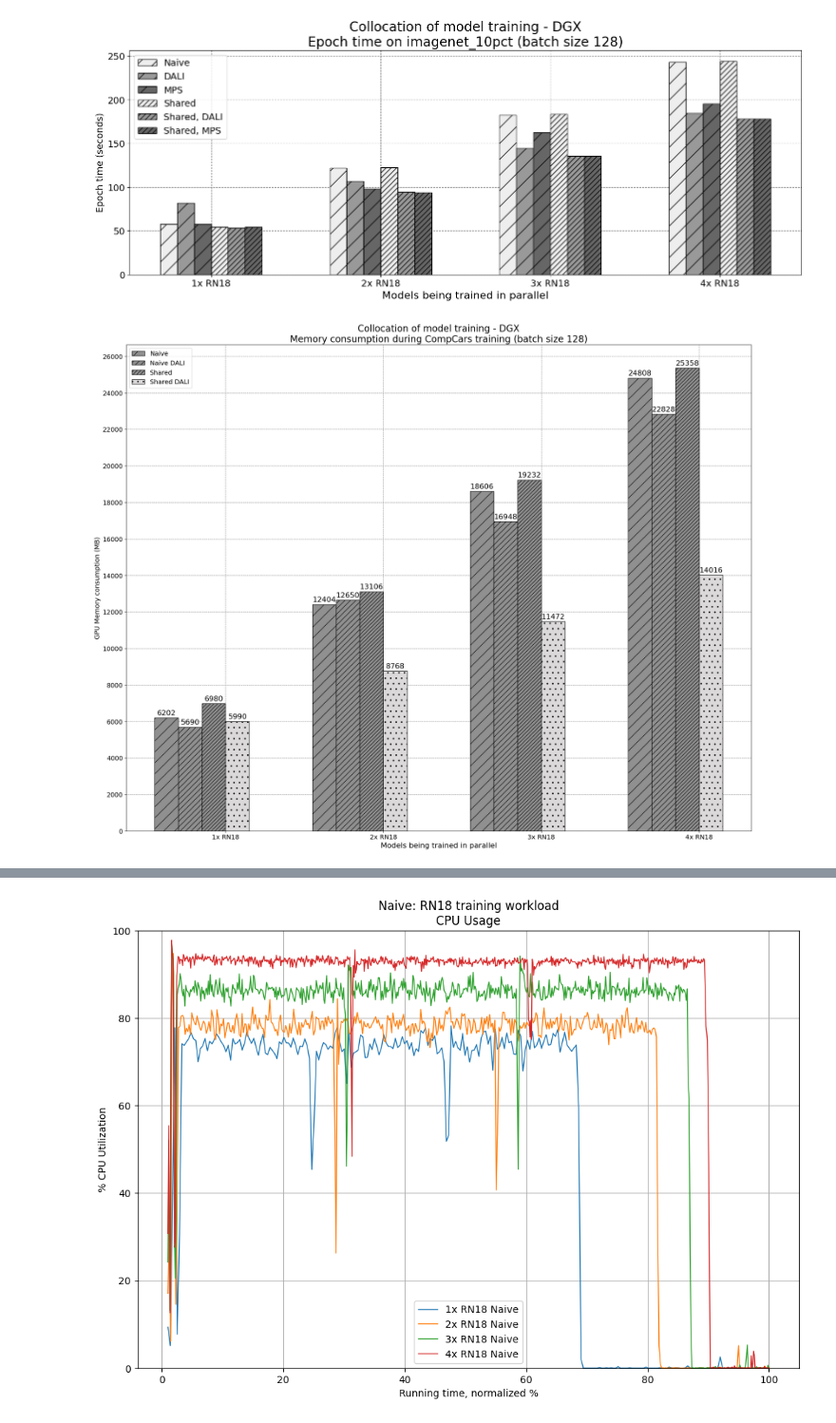
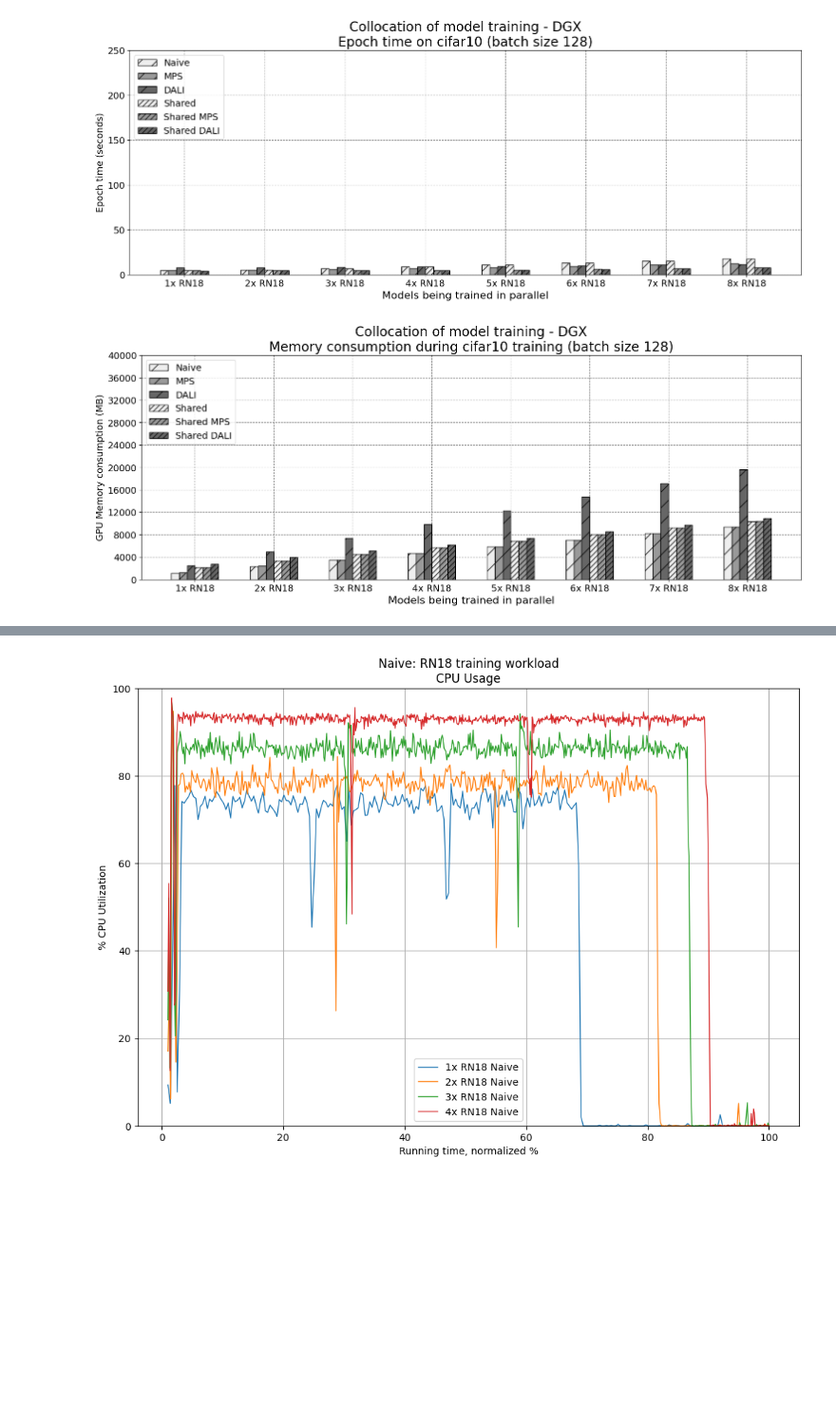
Before and after one commit to neilkimn/thesis, a Jupyter notebook: notebooks/dgx_training_comparisons_same_models.ipynb, the cells around one changed output, grey strips where cells are left out. Shown: that part at 95% size. Drawn from its saved outputs; the diff is of its cells as text; code cells hidden in the pictures; blank space fills up the shorter version.

```diff
--- a/notebooks/dgx_training_comparisons_same_models.ipynb
+++ b/notebooks/dgx_training_comparisons_same_models.ipynb
@@ -5,10 +5,10 @@ import pandas as pd
 import seaborn as sns
 import os
 # %%
-log_path = Path("/home/neni/repos/thesis/logs_all")
+log_path = Path("/home/kafka/repos/thesis/logs_dgx")
 
 BATCH_SIZE = 128
-DATASET = "imagenet_10pct"
+DATASET = "cifar10"
 MACHINE="DGX"
 
 model_name = f"resnet18_bs_{BATCH_SIZE}"
@@ -49,7 +49,7 @@ if DATASET == "imagenet_10pct":
             3686718, 3690486, 3696350, 3705174, # MPS
             1002965, 1006259, 1011751, 1019405, # Shared
             3716109, 3719552, 3724278, 3730341, # Shared + MPS
-            3644883, 3648356, 3652454, 3657993, # Naive DALI
+            3644883, 3648356, 3652456, 3657996, # Naive DALI
             3666264, 3668423, 3672242, 3677330, # Shared DALI
       ]
 
@@ -58,7 +58,7 @@ if DATASET == "imagenet_10pct":
             3686718, 3690486, 3696350, 3705174, # MPS
             1002900, 1006194, 1011675, 1019251, # Shared
             3715967, 3719418, 3724145, 3730224, # Shared + MPS
-            3644883, 3648356, 3652454, 3657993, # Naive DALI
+            3644883, 3648356, 3652456, 3657996, # Naive DALI
             3666214, 3666214, 3668367, 3672188, # Shared DALI
       ]
 if DATASET == "cifar10" and BATCH_SIZE == 128:
@@ -145,11 +145,11 @@ import numpy as np
 
 measurements ={
     "Naive": naive,
+    "MPS": mps,
     "DALI": naive_dali,
-    "MPS": mps,
     "Shared": shared,
-    "Shared, DALI": shared_dali,
-    "Shared, MPS": shared_mps,
+    "Shared MPS": shared_mps,
+    "Shared DALI": shared_dali,
 }
 
 x = np.arange(len(workloads))  # the label locations
@@ -181,5 +181,5 @@ plt.yticks([i for i in range(0, 251, 50)], fontsize=14)
 plt.xlabel("Models being trained in parallel", fontsize=16)
 plt.show()
 # %% [output]
-[figure, old version]
+[figure, new version]
 # %%
@@ -219,53 +230,41 @@ for idx, df in enumerate(dfs_shared):
 # %%
 import matplotlib.pyplot as plt
 import numpy as np
 
-workloads = ("1x RN18", "2x RN18", "3x RN18", "4x RN18")
-
-naive = lists_single[0:4]
-
-naive_dali = lists_single[4:8]
-
-shared = lists_shared[0:4]
-
-shared_dali = lists_shared[4:8]
-
 measurements ={
-    "Naive": naive,
-    "Naive DALI": naive_dali,
-    #"MPS": mps,
-    "Shared": shared,
-    #"Shared MPS": shared_mps,
-    "Shared DALI": shared_dali,
+    "Naive": naive_mem,
+    "MPS": mps_mem,
+    "DALI": naive_dali_mem,
+    "Shared": shared_mem,
+    "Shared MPS": shared_mps_mem,
+    "Shared DALI": shared_dali_mem,
 }
 
 x = np.arange(len(workloads))  # the label locations
-width = 0.15  # the width of the bars
+width = 0.1  # the width of the bars
 multiplier = -1.5
 
-fig, ax = plt.subplots(layout='constrained', figsize=(20,16))
-hatches = ["/", "//", "///", ".", "..", "..."]
-hatch_cols = ["#919090", "#919090", "#919090",
-              "#dbd9d9", "#dbd9d9", "#dbd9d9"]
+fig, ax = plt.subplots(layout='constrained', figsize=(15,6))
+hatches = ["/", "/", "/", "///", "///", "///"]
+hatch_cols = ["#eeeeee", "#999999", "#666666",
+              "#eeeeee", "#999999", "#666666"]
 
 for idx, (attribute, measurement) in enumerate(measurements.items()):
     offset = width * multiplier
-    #rects = ax.bar(x + offset, measurement, width, label=attribute, color=shades[idx], edgecolor="black", yerr=measurements_err[attribute][idx], ecolor="red", capsize=5)
-    #rects = ax.bar(x + offset, measurement, width, label=attribute, color=shades[idx], edgecolor="black")
     rects = ax.bar(x + offset, measurement, width, label=attribute, hatch=hatches[idx], color=hatch_cols[idx], edgecolor="black")
-    ax.bar_label(rects, padding=3, fmt='%.0f', label_type="edge", color="black", size=16)
+    #ax.bar_label(rects, padding=3, fmt='%.0f', label_type="edge", color="black", size=16)
     multiplier += 1
 
 # Add some text for labels, title and custom x-axis tick labels, etc.
 ax.set_ylabel('GPU Memory consumption (MB)', fontsize=14)
-ax.set_title(f'Collocation of model training - {MACHINE}\nMemory consumption during CompCars training (batch size {BATCH_SIZE})', fontsize=20)
+ax.set_title(f'Collocation of model training - {MACHINE}\nMemory consumption during {DATASET} training (batch size {BATCH_SIZE})', fontsize=20)
 ax.set_xticks(x + width, workloads, fontsize=14)
 ax.legend(loc='upper left', fontsize=14)
 
 ax.set_axisbelow(True)
 ax.grid(color='gray', linestyle='dashed')
-plt.yticks([i for i in range(0, 26001, 2000)], fontsize=14)
+plt.yticks([i for i in range(0, 40960, 4000)], fontsize=14)
 plt.xlabel("Models being trained in parallel", fontsize=16)
 plt.show()
 # %% [output]
-[figure, old version]
+[figure, new version]
```
Also changed, not shown: parts of 19 cells of this notebook, 23 other files.
